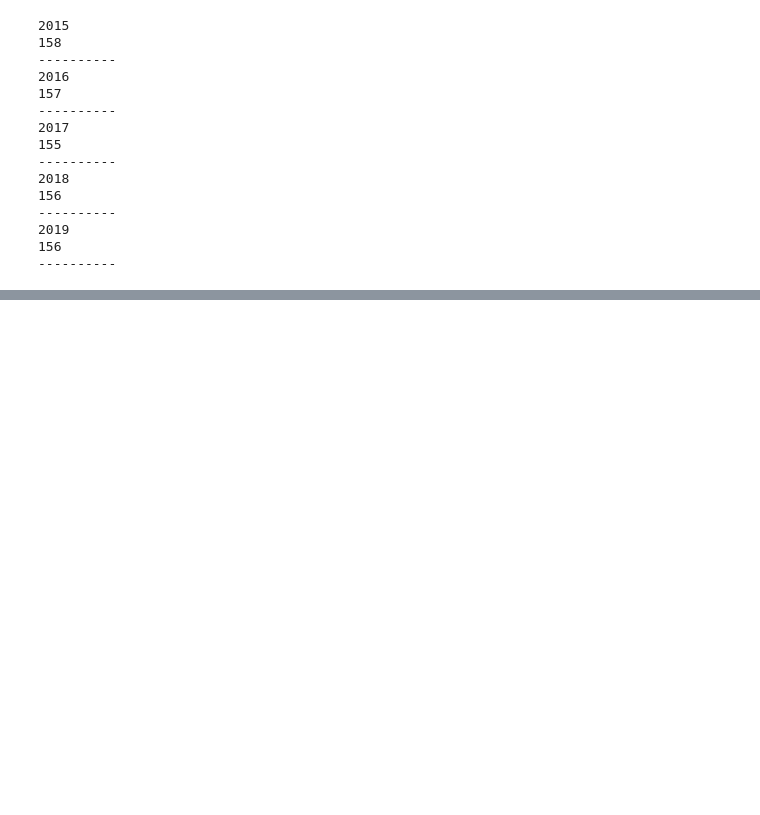
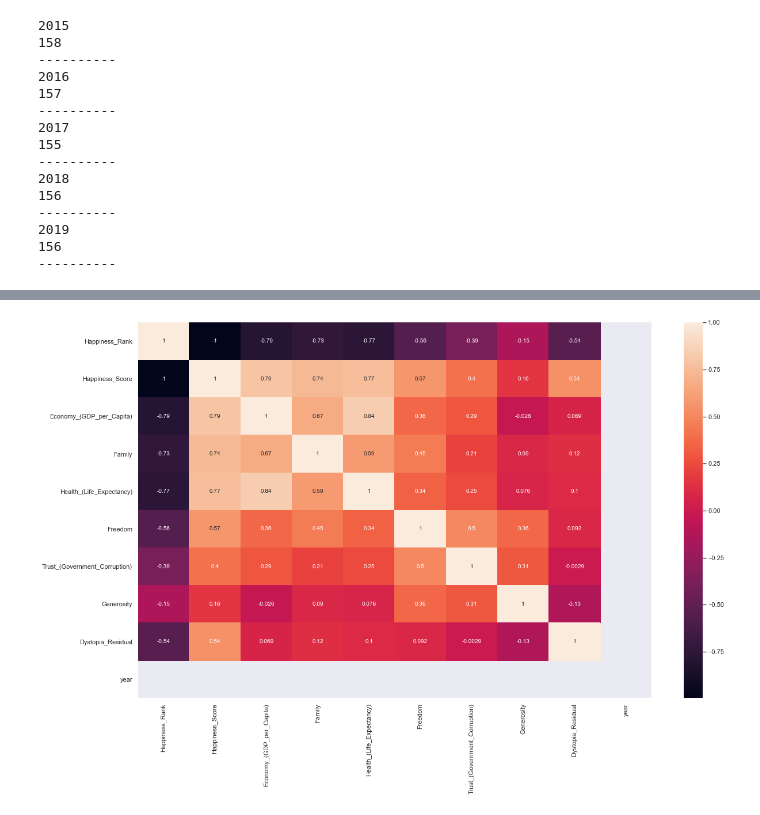
Before and after one commit to UWA-Project-1/The-World-Happiness-Analysis, a Jupyter notebook: test-work.ipynb, the cells around one changed output, grey strips where cells are left out. Cells and saved outputs as stored; diff of their text form; code cells hidden in the pictures; blank space fills up the shorter version.

```diff
--- a/test-work.ipynb
+++ b/test-work.ipynb
@@ -207,3 +205,8 @@ for year in years:
 2019
 156
 ----------
+# %%
+#Checking if the right data type in data frames
+for year in years:
+    print(f"""\n{year} \n{df[year].info()}
+----------\n""")
@@ -209,0 +231,4 @@ for year in years:
+# %%
+for year in years:
+    print(f"""\n{year} \n{df[year].columns}
+----------\n""")
@@ -216,4 +259,3 @@ for year in years:
        'Freedom', 'Trust_(Government_Corruption)', 'Generosity',
        'Dystopia_Residual']]
     df[year].to_csv(f"../UWA-Project/Output/{year}.csv",index=False)
-    df[year].columns.values
@@ -243,0 +262,3 @@ df_merged
+# %%
+for year in years:
+    df[year]['year'] = [year for x in range(len(df[year].Country))]
@@ -243,0 +346,6 @@ df_merged
+# %%
+plt.figure(figsize=(20,12))
+sns.heatmap(df[2016].corr(), annot=True)
+plt.show()
+# %% [output]
+[figure, added]
```
Also changed, not shown: parts of 9 cells of this notebook.
